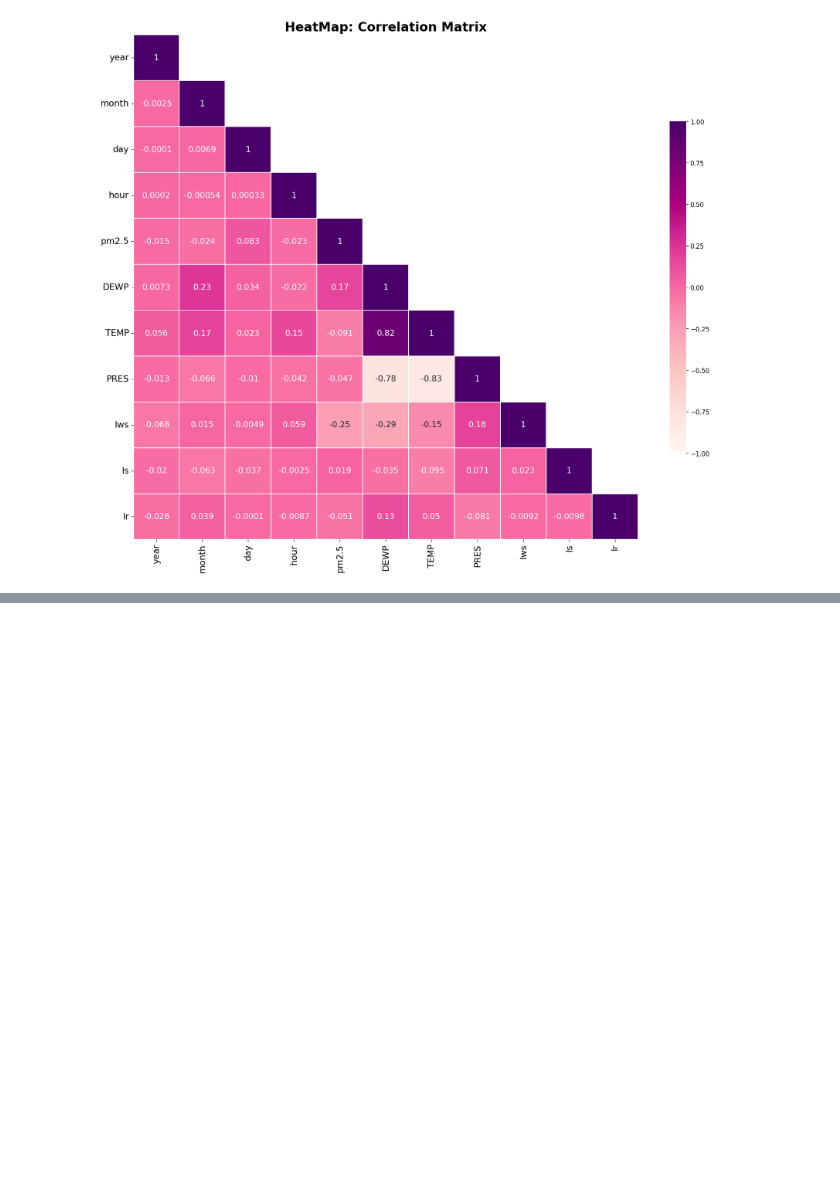
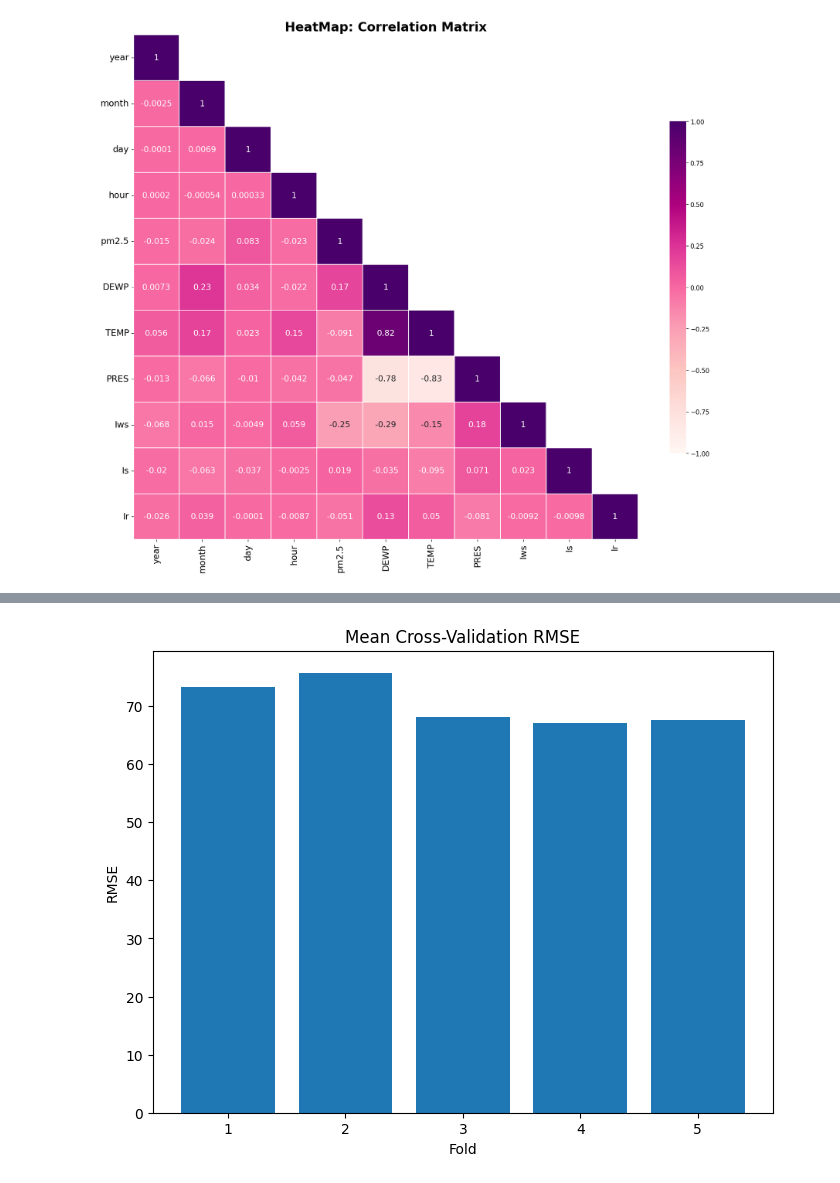
Before and after one commit to ashurohilla/INeuBytes, a Jupyter notebook: airpolution/main.ipynb, the cells around one changed output, grey strips where cells are left out. Cells and saved outputs as stored; diff of their text form; code cells hidden in the pictures; blank space fills up the shorter version.

```diff
--- a/airpolution/main.ipynb
+++ b/airpolution/main.ipynb
@@ -253,0 +261,5 @@ plt.show()
+# %%
+X_train, X_test, y_train, y_test = train_test_split(X, y, test_size=0.2, random_state=4)
+# %%
+linear_model = LinearRegression()
+linear_model.fit(X_train, y_train)
@@ -253,0 +325,19 @@ plt.show()
+# %%
+# Cross validation
+cv_scores = cross_val_score(rf_regressor, X, y, scoring='neg_mean_squared_error', cv=5)
+cv_r2_scores = cross_val_score(rf_regressor, X, y, scoring='r2', cv=5)
+
+# Calculate the mean R2 value
+mean_cv_r2 = np.mean(cv_r2_scores)
+cv_rmse_scores = np.sqrt(-cv_scores)
+mean_cv_rmse = cv_rmse_scores.mean()
+std_cv_rmse = cv_rmse_scores.std()
+
+
+print("Cross-Validation RMSE Scores:")
+print(cv_rmse_scores)
+print("\nMean Cross-Validation RMSE:", mean_cv_rmse)
+print("Standard Deviation of Cross-Validation RMSE:", std_cv_rmse)
+print("Cross-Validation R-squared (R2) Scores:")
+print(cv_r2_scores)
+print("\nMean Cross-Validation R-squared (R2):", mean_cv_r2)
@@ -253,0 +354,11 @@ plt.show()
+# %%
+# Bar Plot of Mean Cross-Validation RMSE
+plt.figure(figsize=(8, 6))
+plt.bar(range(1, 6), cv_rmse_scores)
+plt.xticks(range(1, 6))
+plt.xlabel('Fold')
+plt.ylabel('RMSE')
+plt.title('Mean Cross-Validation RMSE')
+plt.show()
+# %% [output]
+[figure, added]
```
Also changed, not shown: parts of 8 cells of this notebook.
